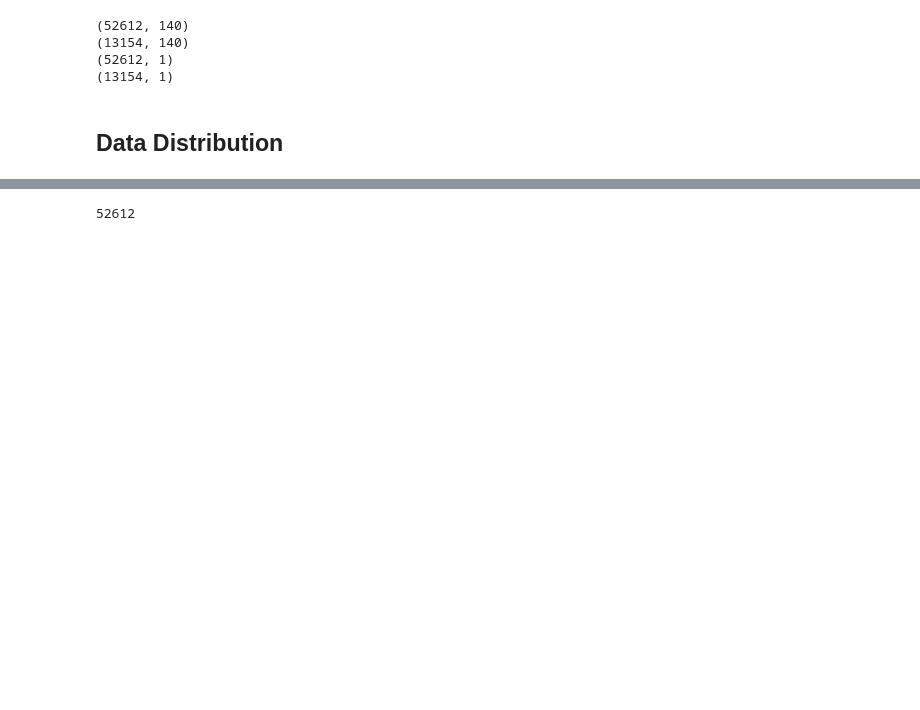
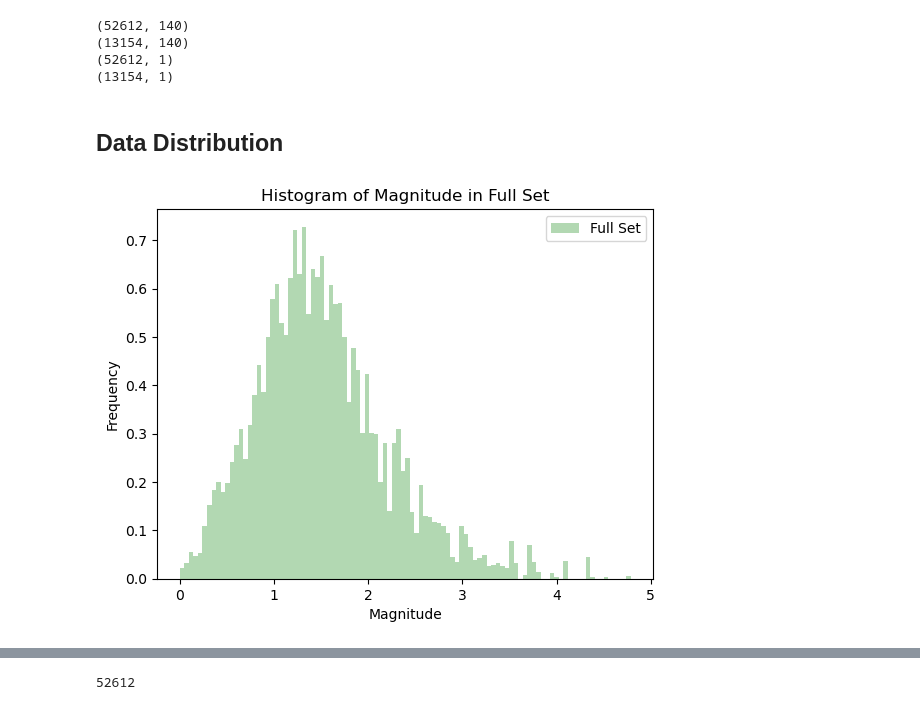
Before and after one commit to Benz-Poobua/ESS-469-Project, a Jupyter notebook: ESS 469 Project Draft .ipynb, the cells around one changed output, grey strips where cells are left out. Cells and saved outputs as stored; diff of their text form; code cells hidden in the pictures; blank space fills up the shorter version.

```diff
--- a/ESS 469 Project Draft .ipynb
+++ b/ESS 469 Project Draft .ipynb
@@ -108,5 +108,14 @@ print(y_test.shape)
 (13154, 1)
 # %% [markdown]
 ## Data Distribution
+# %%
+plt.hist(y, bins=100, density=True, alpha=0.3, color='green', label='Full Set')
+plt.xlabel('Magnitude')
+plt.ylabel('Frequency')
+plt.legend()
+plt.title('Histogram of Magnitude in Full Set')
+plt.show()
+# %% [output]
+[figure, added]
 # %%
 plt.hist(y_train, bins=100, density=True, alpha=0.7, color='red', label='Train Set')
```
Also changed, not shown: parts of 40 cells of this notebook.
